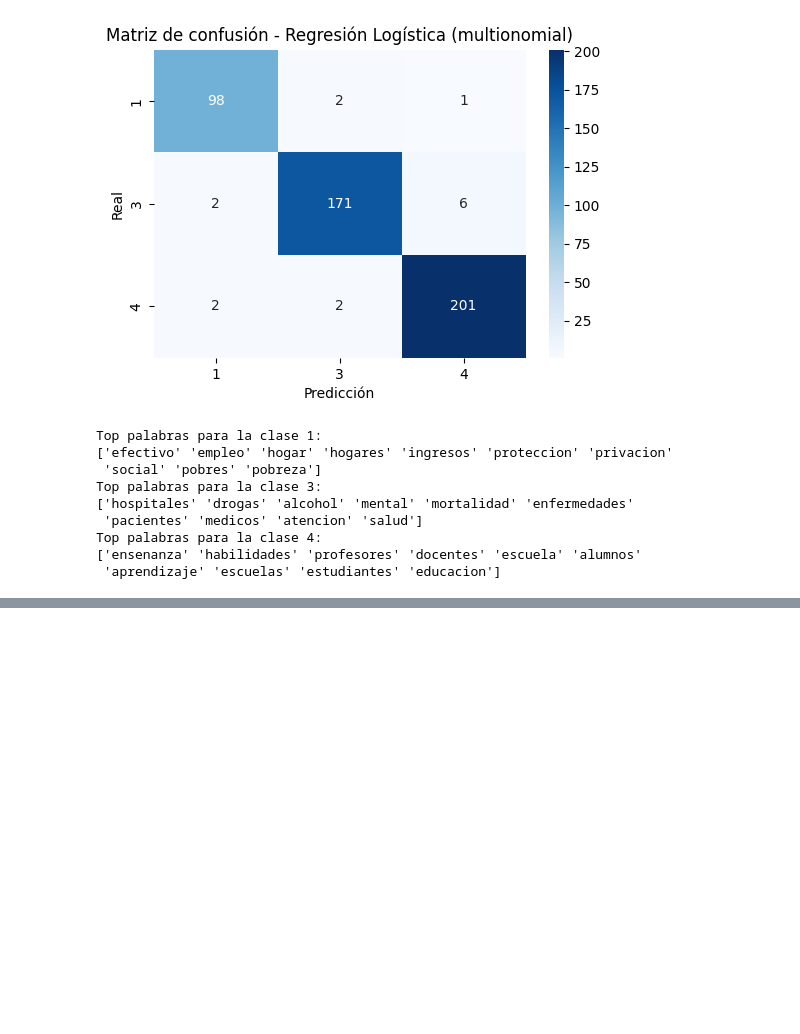
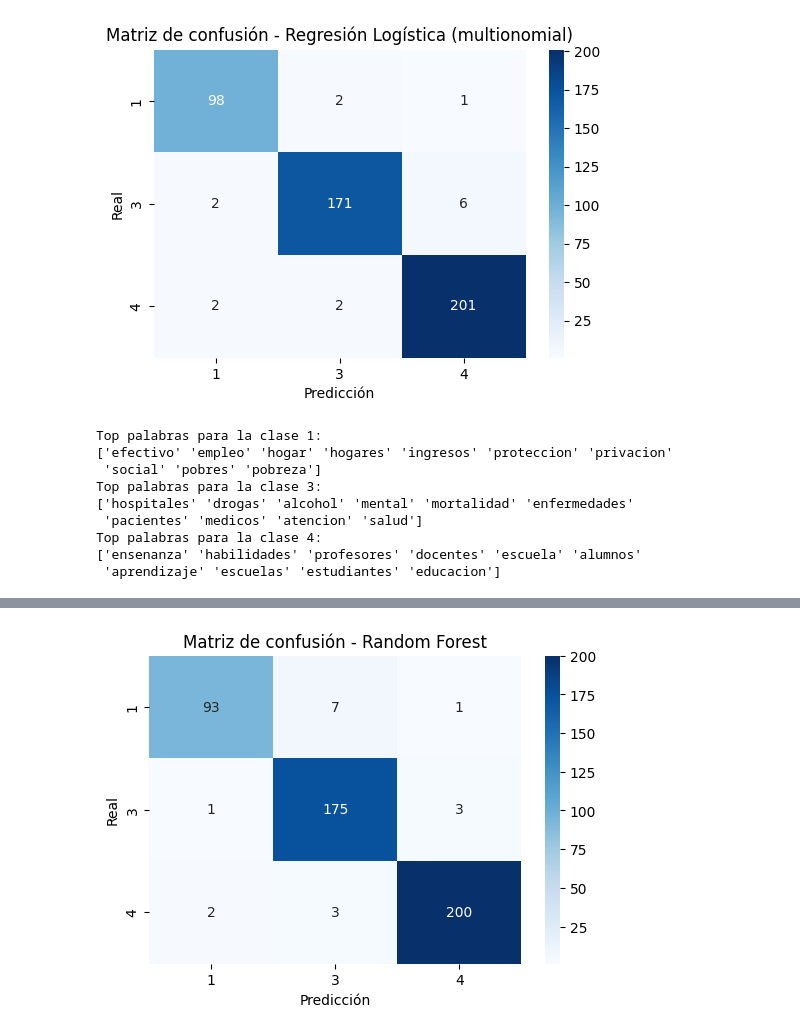
Before and after one commit to BI-organization/Proyecto1, a Jupyter notebook: Proyecto1.ipynb, the cells around one changed output, grey strips where cells are left out. Saved outputs shown, nothing was run; the diff lists cells and outputs as text; code cells hidden in the pictures; blank space fills up the shorter version.

Commit message:
Random forest

```diff
--- a/Proyecto1.ipynb
+++ b/Proyecto1.ipynb
@@ -595,0 +601,25 @@ Top palabras para la clase 4:
+# %%
+param_grid = {
+    "n_estimators": [100, 200, 500],   # número de árboles
+    "max_depth": [10, 20, None],       # profundidad máxima
+    "min_samples_split": [2, 5, 10],   # mínimo de muestras para dividir nodo
+    "min_samples_leaf": [1, 2, 5]      # mínimo de muestras en una hoja
+}
+# %%
+grid_search_rf = GridSearchCV(
+    estimator=RandomForestClassifier(
+        class_weight="balanced",
+        random_state=42,
+        n_jobs=-1
+    ),
+    param_grid=param_grid,
+    scoring="f1_macro",  # métrica adecuada para multiclase balanceada
+    cv=3,                # validación cruzada
+    n_jobs=-1,
+    verbose=1
+)
+
+grid_search_rf.fit(X_train_tfidf, y_train)
+
+print("Mejor configuración encontrada:", grid_search_rf.best_params_)
+print("Mejor puntuación promedio en CV:", grid_search_rf.best_score_)
@@ -595,0 +630,5 @@ Top palabras para la clase 4:
+# %%
+best_rf = grid_search_rf.best_estimator_
+
+y_pred_best_rf = best_rf.predict(X_test_tfidf)
+print(classification_report(y_test, y_pred_best_rf))
@@ -595,0 +645,11 @@ Top palabras para la clase 4:
+# %%
+cm = confusion_matrix(y_test, y_pred_best_rf)
+plt.figure(figsize=(6,4))
+sns.heatmap(cm, annot=True, fmt="d", cmap="Blues",
+            xticklabels=nb.classes_, yticklabels=nb.classes_)
+plt.xlabel("Predicción")
+plt.ylabel("Real")
+plt.title("Matriz de confusión - Random Forest")
+plt.show()
+# %% [output]
+[figure, added]
```
Also changed, not shown: parts of 6 cells of this notebook.
